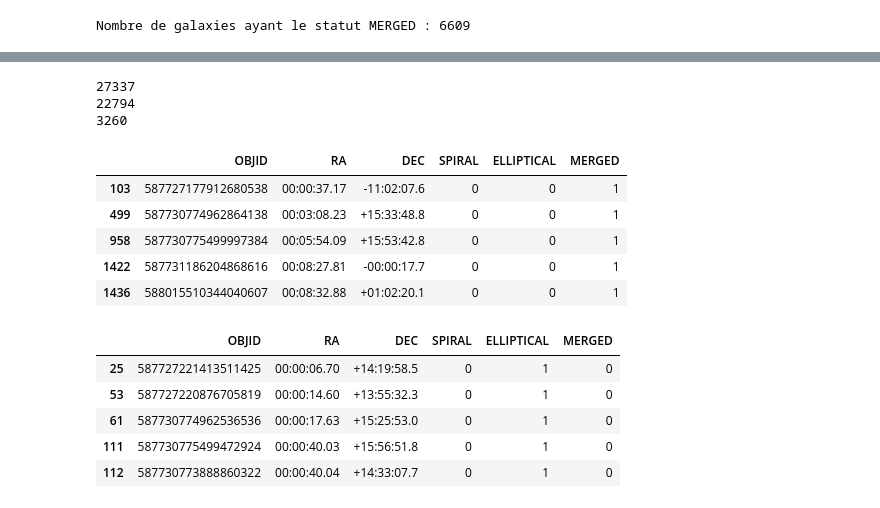
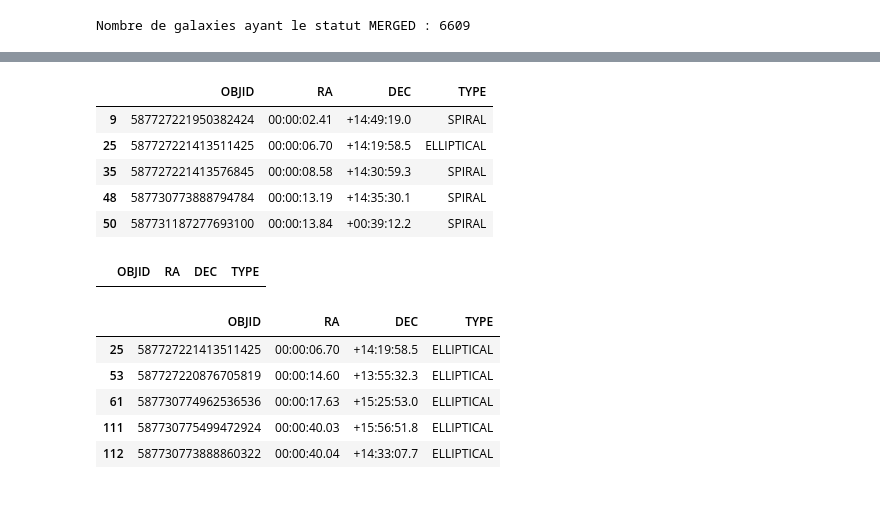
Before and after one commit to MattiasEyh/Galaxies-Classification-CNN, a Jupyter notebook: Pre-processing/Galaxy_zoo_datas_pre-processing.ipynb, the cells around one changed output, grey strips where cells are left out. Cells and saved outputs as stored; diff of their text form; code cells hidden in the pictures.

Commit message:
Changed preprocess to reunite the columns ["SPIRAL", "ELLIPTICAL", "MERGED"] into one column "TYPE"

```diff
--- a/Pre-processing/Galaxy_zoo_datas_pre-processing.ipynb
+++ b/Pre-processing/Galaxy_zoo_datas_pre-processing.ipynb
@@ -200,33 +199,31 @@ dfWithPreProcess.head()
-# %%
-dfWithPreProcess.drop(['P_MG', 'UNCERTAIN'], axis=1, inplace=True)
-dfWithPreProcess.to_csv('../Datas/dataWithPreProcess.csv', index=False)
-# %%
-dfShow = dfWithPreProcess[['SPIRAL', 'ELLIPTICAL', 'MERGED']]
-
-for nom in dfShow.columns:
-    col = dfShow[nom]
-    print(col[col == 1].shape[0])
-# %% [output]
-27337
-22794
-3260
+# %%
+#Merge the three columns by using their name as type in the column "TYPE".
+columns = ["MERGED", "SPIRAL", "ELLIPTICAL", "UNCERTAIN"]
+for name in columns: dfWithPreProcess.loc[dfWithPreProcess[name]==1, 'TYPE'] = name
+#Drop all columns not needed and each rows with type "UNCERTAIN"
+dfWithPreProcess.drop(index=dfWithPreProcess[dfWithPreProcess['TYPE'] == "UNCERTAIN"].index,
+    columns=['P_MG', 'UNCERTAIN', "MERGED", "ELLIPTICAL", "SPIRAL"], inplace=True)
+dfWithPreProcess.to_csv('../Datas/dataWithPreProcess.csv', index=False)
+dfWithPreProcess.head()
+# %% [output]
+|  | OBJID | RA | DEC | TYPE |
+| 9 | 587727221950382424 | 00:00:02.41 | +14:49:19.0 | SPIRAL |
+| 25 | 587727221413511425 | 00:00:06.70 | +14:19:58.5 | ELLIPTICAL |
+| 35 | 587727221413576845 | 00:00:08.58 | +14:30:59.3 | SPIRAL |
+| 48 | 587730773888794784 | 00:00:13.19 | +14:35:30.1 | SPIRAL |
+| 50 | 587731187277693100 | 00:00:13.84 | +00:39:12.2 | SPIRAL |
 # %%
-dfMerged = dfWithPreProcess[dfWithPreProcess['MERGED'] == 1]
-dfMerged.head()
+dfShow = dfWithPreProcess[dfWithPreProcess["TYPE"] == "MERGED"]
+dfShow.head()
 # %% [output]
-|  | OBJID | RA | DEC | SPIRAL | ELLIPTICAL | MERGED |
-| 103 | 587727177912680538 | 00:00:37.17 | -11:02:07.6 | 0 | 0 | 1 |
-| 499 | 587730774962864138 | 00:03:08.23 | +15:33:48.8 | 0 | 0 | 1 |
-| 958 | 587730775499997384 | 00:05:54.09 | +15:53:42.8 | 0 | 0 | 1 |
-| 1422 | 587731186204868616 | 00:08:27.81 | -00:00:17.7 | 0 | 0 | 1 |
-| 1436 | 588015510344040607 | 00:08:32.88 | +01:02:20.1 | 0 | 0 | 1 |
+|  | OBJID | RA | DEC | TYPE |
 # %%
-dfSpi = dfWithPreProcess[dfWithPreProcess['ELLIPTICAL'] == 1]
-dfSpi.head()
+dfShow = dfWithPreProcess[dfWithPreProcess["TYPE"] == "ELLIPTICAL"]
+dfShow.head()
 # %% [output]
-|  | OBJID | RA | DEC | SPIRAL | ELLIPTICAL | MERGED |
-| 25 | 587727221413511425 | 00:00:06.70 | +14:19:58.5 | 0 | 1 | 0 |
-| 53 | 587727220876705819 | 00:00:14.60 | +13:55:32.3 | 0 | 1 | 0 |
-| 61 | 587730774962536536 | 00:00:17.63 | +15:25:53.0 | 0 | 1 | 0 |
-| 111 | 587730775499472924 | 00:00:40.03 | +15:56:51.8 | 0 | 1 | 0 |
-| 112 | 587730773888860322 | 00:00:40.04 | +14:33:07.7 | 0 | 1 | 0 |
+|  | OBJID | RA | DEC | TYPE |
+| 25 | 587727221413511425 | 00:00:06.70 | +14:19:58.5 | ELLIPTICAL |
+| 53 | 587727220876705819 | 00:00:14.60 | +13:55:32.3 | ELLIPTICAL |
+| 61 | 587730774962536536 | 00:00:17.63 | +15:25:53.0 | ELLIPTICAL |
+| 111 | 587730775499472924 | 00:00:40.03 | +15:56:51.8 | ELLIPTICAL |
+| 112 | 587730773888860322 | 00:00:40.04 | +14:33:07.7 | ELLIPTICAL |
```
Also changed, not shown: parts of 5 cells of this notebook, 1 other file.
